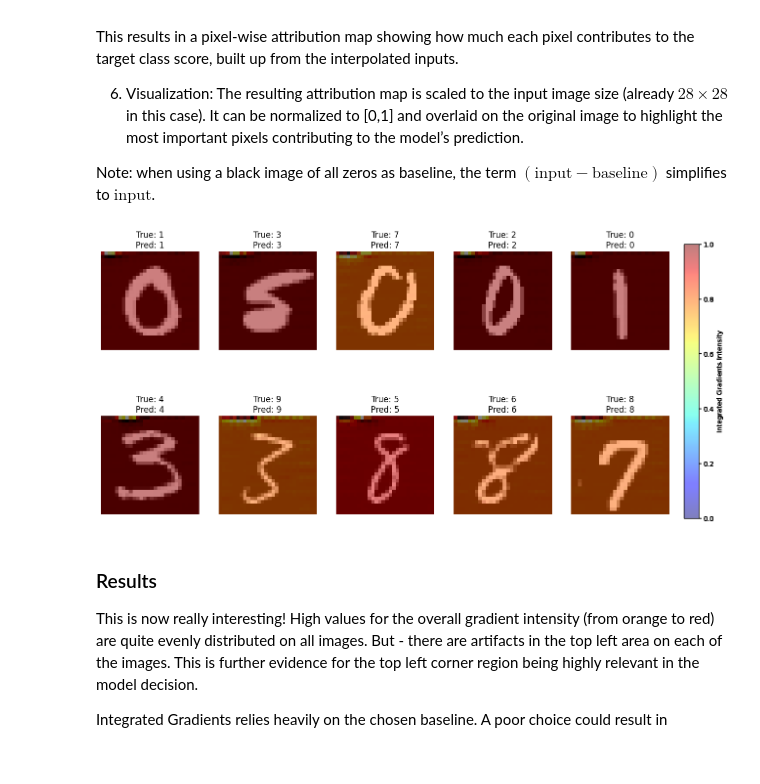
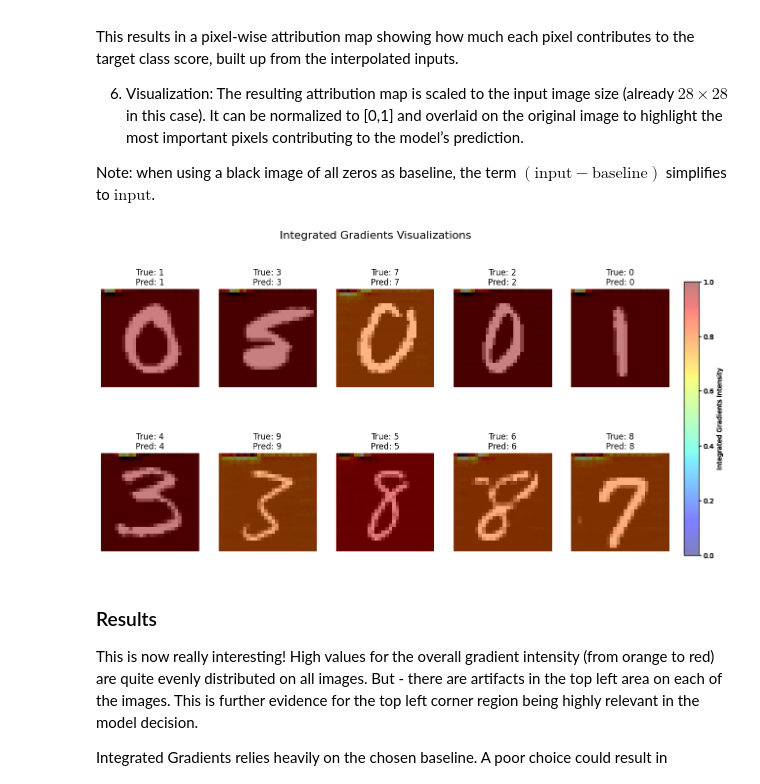
Before and after one commit to yvokeller/xai, a Jupyter notebook: notebooks/mini_challenge.ipynb, the cells around one changed output. Cells and saved outputs as stored; diff of their text form; code cells hidden in the pictures; blank space fills up the shorter version.

```diff
--- a/notebooks/mini_challenge.ipynb
+++ b/notebooks/mini_challenge.ipynb
@@ -357,28 +360,29 @@ def integrated_gradients(model,
 # %%
 plt.figure(figsize=(15, 8))
 
 for i in range(10):
     test_image = torch.tensor(challenge_images[i]).float()
     test_image = test_image.reshape(1, 1, 28, 28)
     output = model(test_image)
     pred = output.argmax(dim=1).item()
 
     ig_map = integrated_gradients(model, test_image)
 
     plt.subplot(2, 5, i + 1)
     plt.imshow(test_image.squeeze().detach().numpy(), cmap='gray')
     plt.imshow(ig_map.squeeze().detach().numpy(), cmap='hot', alpha=0.5)
     plt.title(f'True: {challenge_labels[i]}\nPred: {pred}')
     plt.axis('off')
 
     # color bar
     plt.subplots_adjust(right=0.9)
     cbar_ax = plt.axes([0.92, 0.15, 0.02, 0.7])
     plt.colorbar(im, cax=cbar_ax, label='Integrated Gradients Intensity')
 
+plt.suptitle("Integrated Gradients Visualizations", fontsize=16)
 plt.show()
 # %% [output]
-[figure, old version]
+[figure, new version]
 # %% [markdown]
 ### Results
 
```
Also changed, not shown: parts of 13 cells of this notebook.
